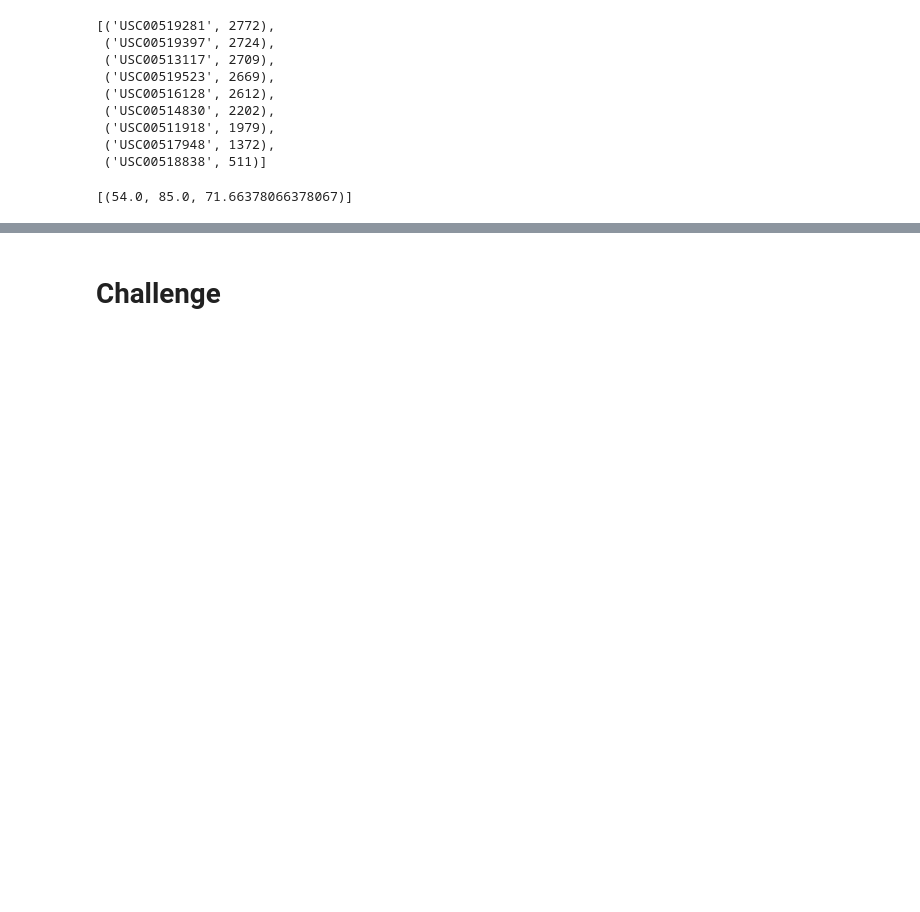
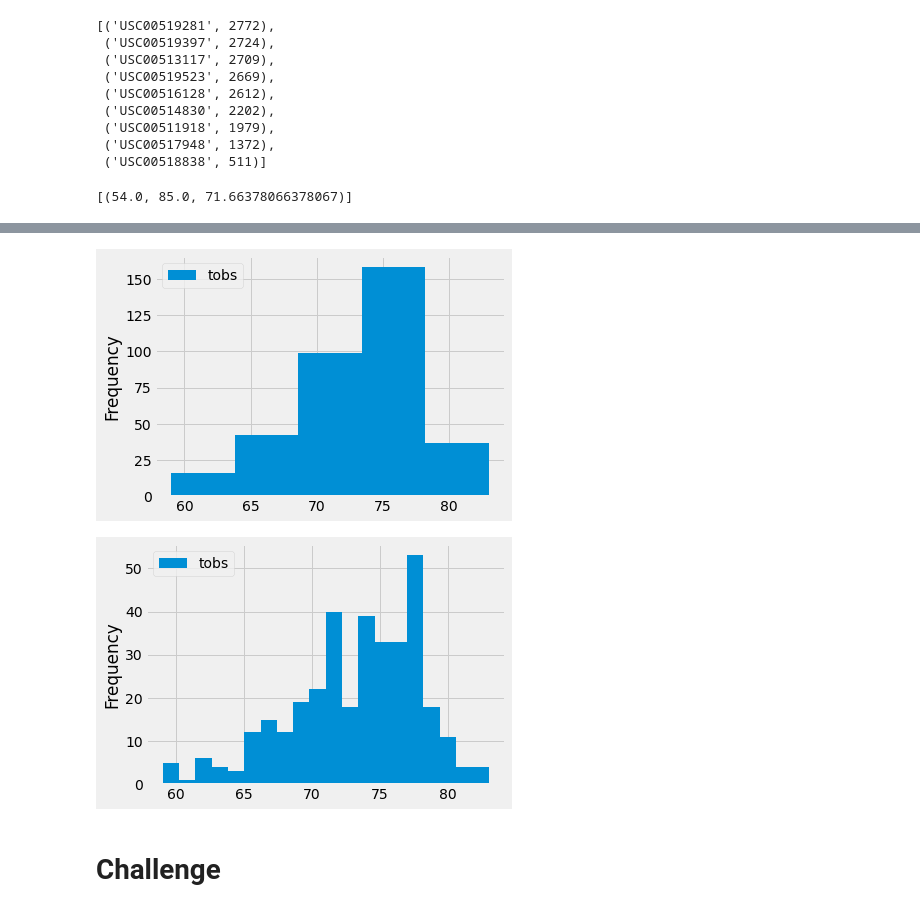
Before and after one commit to raineytracyn/surfs_up, a Jupyter notebook: climate_analysis.ipynb, the cells around one changed output, grey strips where cells are left out. Saved outputs shown, nothing was run; the diff lists cells and outputs as text; code cells hidden in the pictures; blank space fills up the shorter version.

```diff
--- a/climate_analysis.ipynb
+++ b/climate_analysis.ipynb
@@ -179,5 +178,13 @@ plt.tight_layout()
 # %%
 # Write a function called `calc_temps` that will accept start date and end date in the format '%Y-%m-%d'
 # and return the minimum, average, and maximum temperatures for that range of dates
+df.plot.hist(bins=5)
+plt.tight_layout()
+
+df.plot.hist(bins=20)
+plt.tight_layout()
+# %% [output]
+[figure, added]
+[figure, added]
 # %% [markdown]
 # Challenge
```
Also changed, not shown: parts of 1 cell of this notebook, 1 other file.
